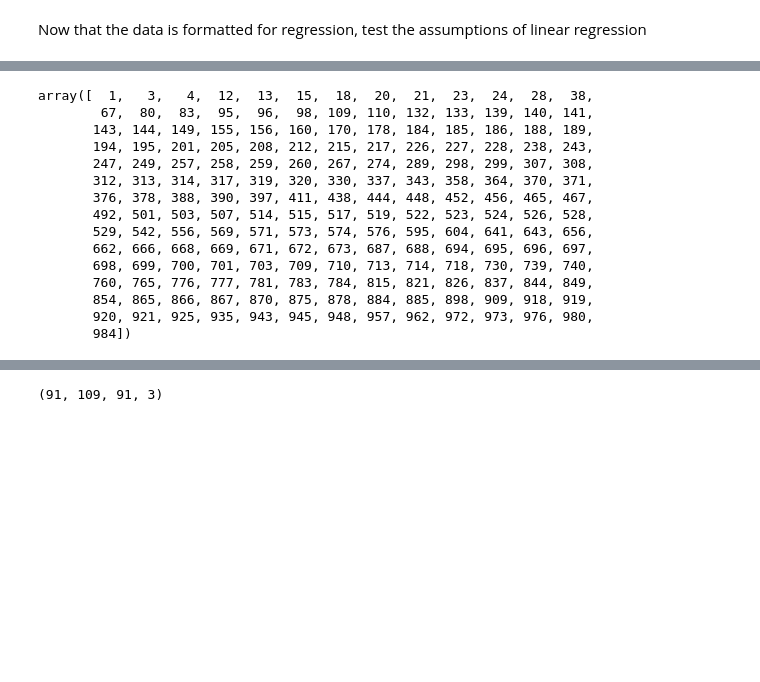
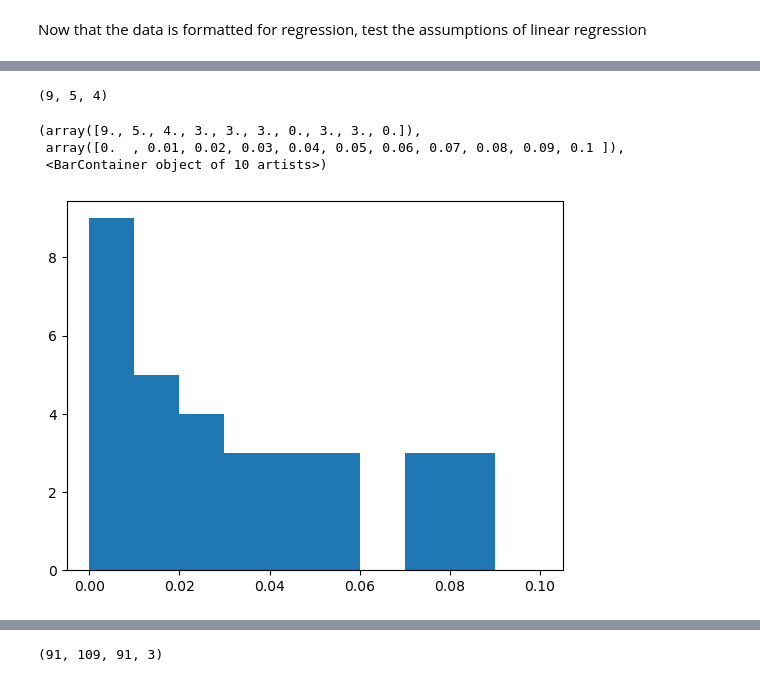
Before and after one commit to rishab-iyer1/isc_scripts, a Jupyter notebook: sliding_isc.ipynb, the cells around one changed output, grey strips where cells are left out. Drawn from its saved outputs; the diff is of its cells as text; code cells hidden in the pictures; blank space fills up the shorter version.

```diff
--- a/sliding_isc.ipynb
+++ b/sliding_isc.ipynb
@@ -381,21 +383,14 @@ else:
         #     print(f"{roi}: Std = {true_stds[r]:.2f}, p = {p_std[r]:.2f}")
         if p_r2[r] < 0.05/len(roi_selected):
             print(f"{roi}: R2 = {true_r2s[r]:.2f}, p = {p_r2[r]:.2f}")
-# %%
-union_mask
-# %% [output]
-array([  1,   3,   4,  12,  13,  15,  18,  20,  21,  23,  24,  28,  38,
-        67,  80,  83,  95,  96,  98, 109, 110, 132, 133, 139, 140, 141,
-       143, 144, 149, 155, 156, 160, 170, 178, 184, 185, 186, 188, 189,
-       194, 195, 201, 205, 208, 212, 215, 217, 226, 227, 228, 238, 243,
-       247, 249, 257, 258, 259, 260, 267, 274, 289, 298, 299, 307, 308,
-       312, 313, 314, 317, 319, 320, 330, 337, 343, 358, 364, 370, 371,
-       376, 378, 388, 390, 397, 411, 438, 444, 448, 452, 456, 465, 467,
-       492, 501, 503, 507, 514, 515, 517, 519, 522, 523, 524, 526, 528,
-       529, 542, 556, 569, 571, 573, 574, 576, 595, 604, 641, 643, 656,
-       662, 666, 668, 669, 671, 672, 673, 687, 688, 694, 695, 696, 697,
-       698, 699, 700, 701, 703, 709, 710, 713, 714, 718, 730, 739, 740,
-       760, 765, 776, 777, 781, 783, 784, 815, 821, 826, 837, 844, 849,
-       854, 865, 866, 867, 870, 875, 878, 884, 885, 898, 909, 918, 919,
-       920, 921, 925, 935, 943, 945, 948, 957, 962, 972, 973, 976, 980,
-       984])
+# %%
+np.sum(p_coef[:,0] < 0.01), np.sum(p_coef[:,1] < 0.01), np.sum(p_coef[:,2] < 0.01)
+# %% [output]
+(9, 5, 4)
+# %%
+plt.hist(p_coef[:,0], range=(0,0.1))
+# %% [output]
+(array([9., 5., 4., 3., 3., 3., 0., 3., 3., 0.]),
+ array([0.  , 0.01, 0.02, 0.03, 0.04, 0.05, 0.06, 0.07, 0.08, 0.09, 0.1 ]),
+ <BarContainer object of 10 artists>)
+[figure, added]
```
Also changed, not shown: parts of 15 cells of this notebook, 3 other files.
